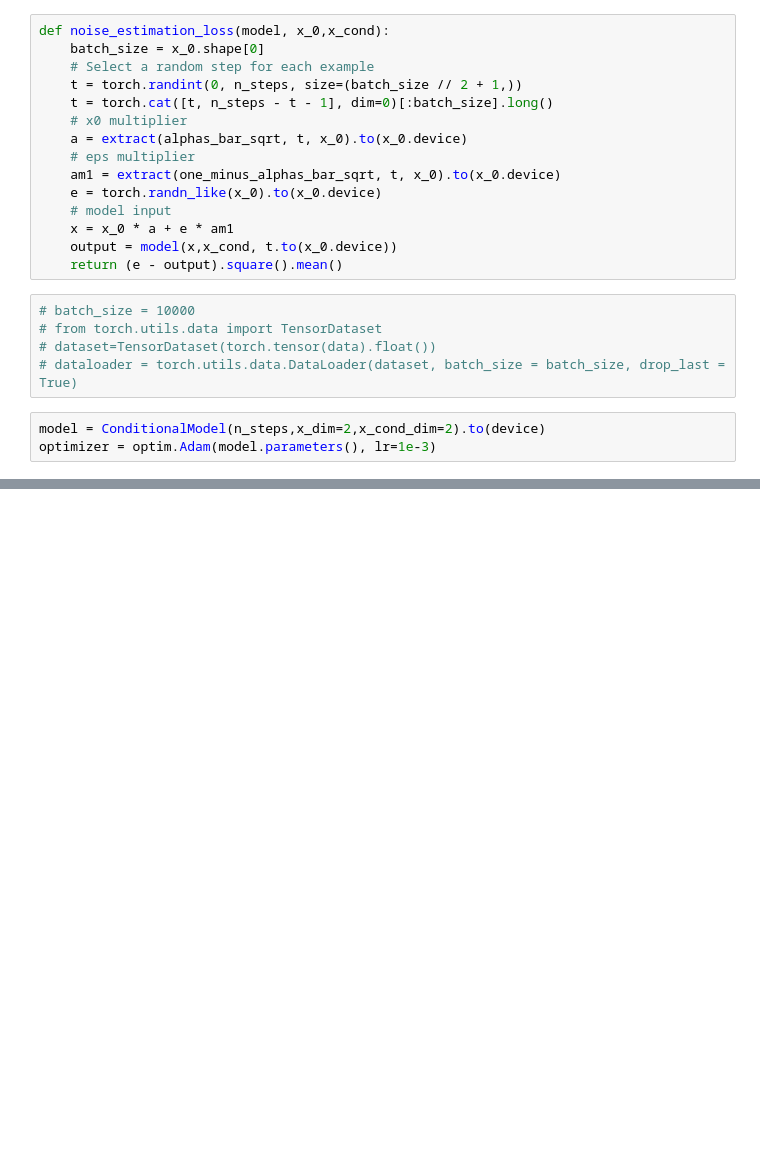
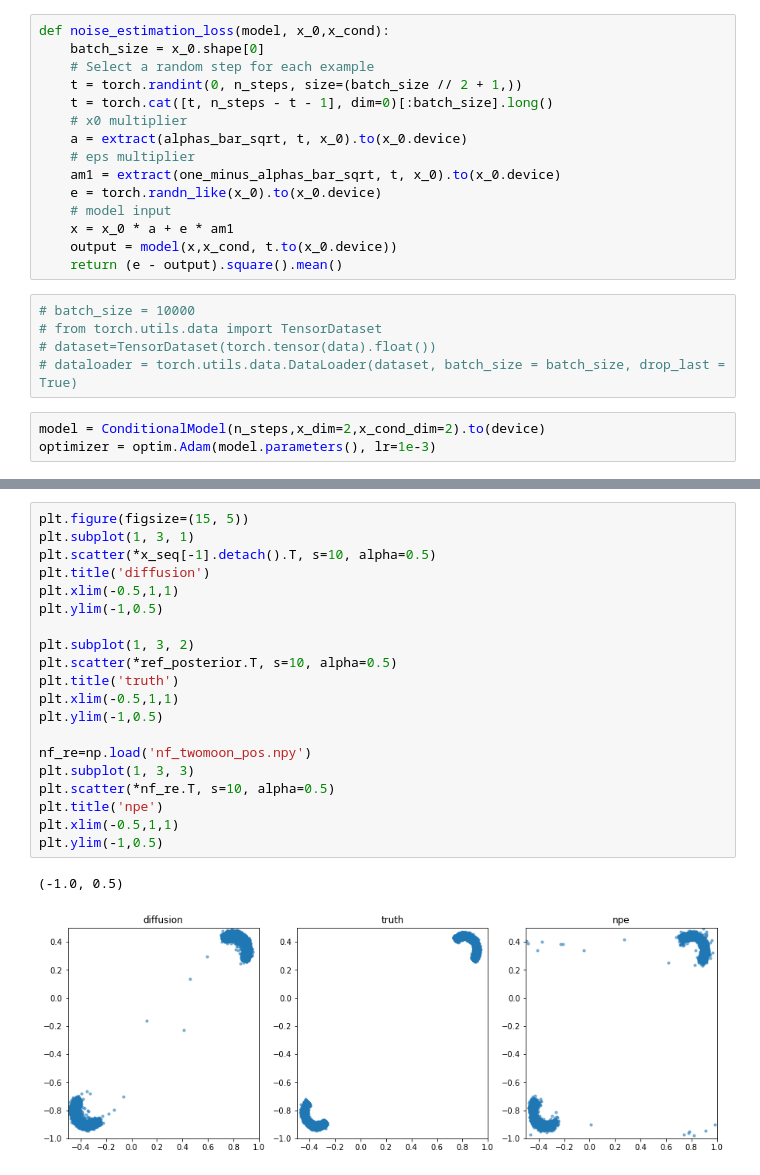
Before and after one commit to suicee/diffusion_for_inference, a Jupyter notebook: ddpm_sbi.ipynb, the cells around one changed output, grey strips where cells are left out. Drawn from its saved outputs; the diff is of its cells as text; blank space fills up the shorter version.

```diff
--- a/ddpm_sbi.ipynb
+++ b/ddpm_sbi.ipynb
@@ -262,0 +267,23 @@ plt.scatter(*ref_posterior.T, s=10, alpha=0.1)
+# %%
+plt.figure(figsize=(15, 5))
+plt.subplot(1, 3, 1)
+plt.scatter(*x_seq[-1].detach().T, s=10, alpha=0.5)
+plt.title('diffusion')
+plt.xlim(-0.5,1,1)
+plt.ylim(-1,0.5)
+
+plt.subplot(1, 3, 2)
+plt.scatter(*ref_posterior.T, s=10, alpha=0.5)
+plt.title('truth')
+plt.xlim(-0.5,1,1)
+plt.ylim(-1,0.5)
+
+nf_re=np.load('nf_twomoon_pos.npy')
+plt.subplot(1, 3, 3)
+plt.scatter(*nf_re.T, s=10, alpha=0.5)
+plt.title('npe')
+plt.xlim(-0.5,1,1)
+plt.ylim(-1,0.5)
+# %% [output]
+(-1.0, 0.5)
+[figure, added]
```
Also changed, not shown: parts of 6 cells of this notebook, 1 other file.
